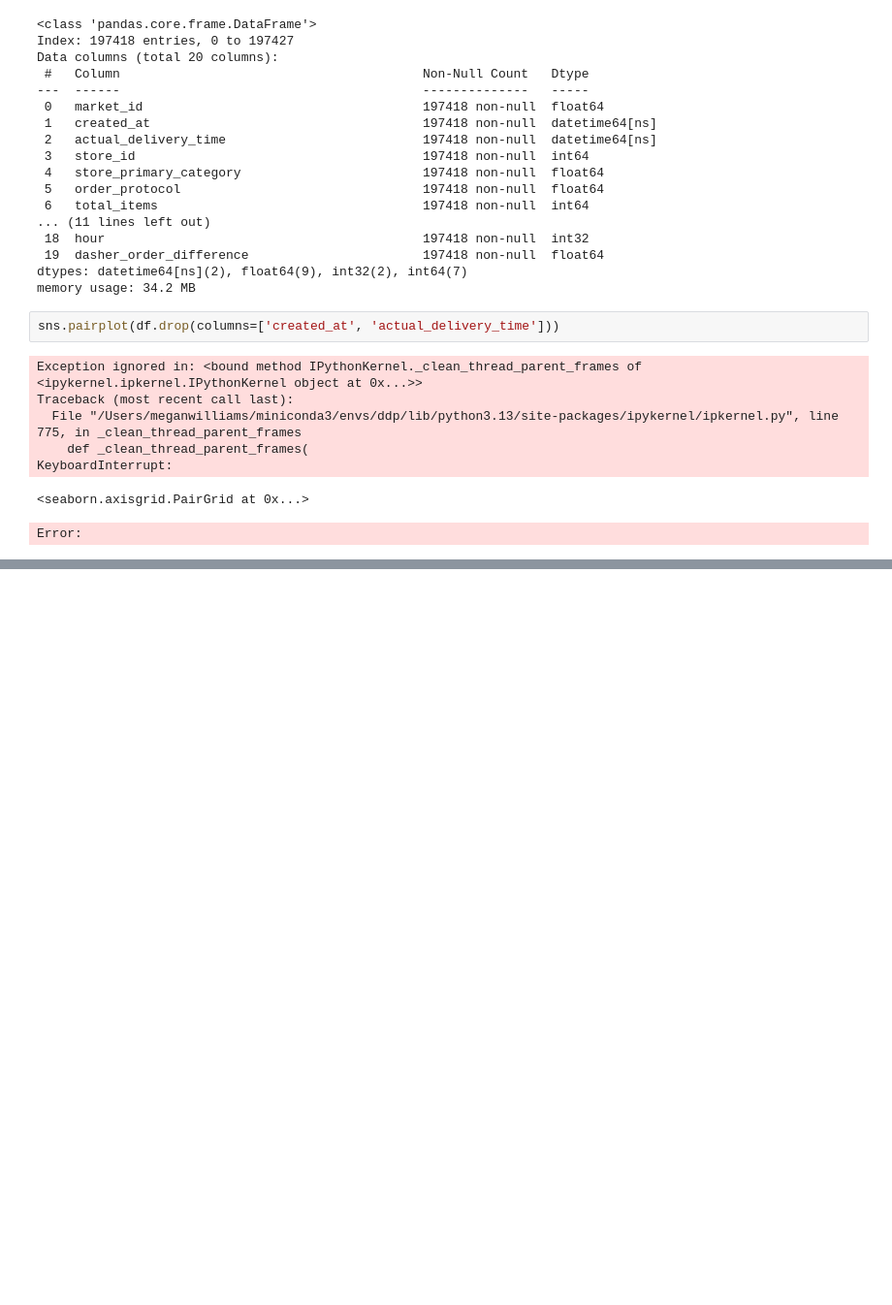
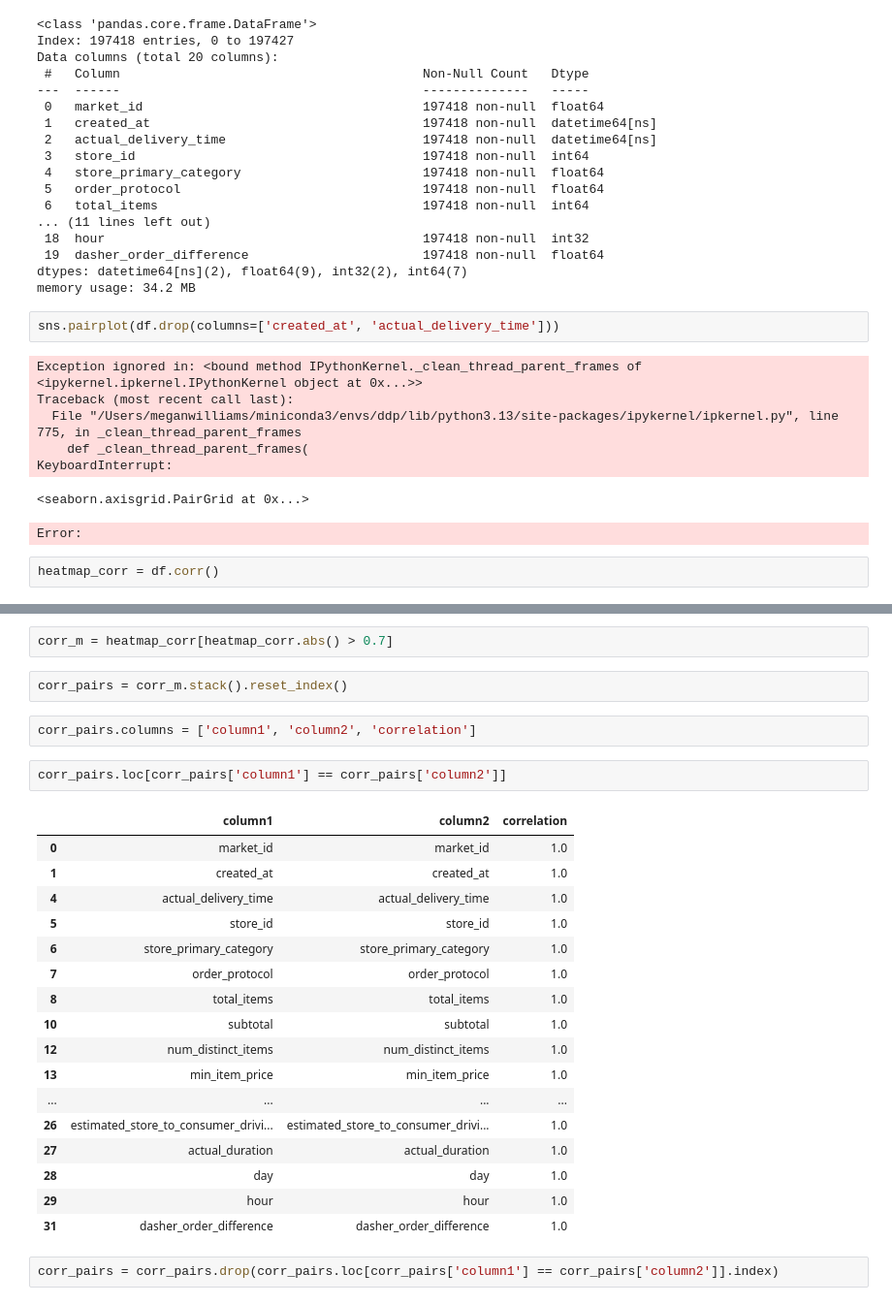
Before and after one commit to meg-williams/Delivery-Duration-Prediction, a Jupyter notebook: delivery_duration.ipynb, the cells around one changed output, grey strips where cells are left out. Shown at 97% size. Saved outputs shown, nothing was run; the diff lists cells and outputs as text; blank space fills up the shorter version.

Commit message:
heatmap and dropping corrilated columns

```diff
--- a/delivery_duration.ipynb
+++ b/delivery_duration.ipynb
@@ -331,3 +331,5 @@ Traceback (most recent call last):
 KeyboardInterrupt:
 <seaborn.axisgrid.PairGrid at 0x...>
 Error:
+# %%
+heatmap_corr = df.corr()
@@ -333,0 +368,28 @@ Error:
+# %%
+corr_m = heatmap_corr[heatmap_corr.abs() > 0.7]
+# %%
+corr_pairs = corr_m.stack().reset_index()
+# %%
+corr_pairs.columns = ['column1', 'column2', 'correlation']
+# %%
+corr_pairs.loc[corr_pairs['column1'] == corr_pairs['column2']]
+# %% [output]
+|  | column1 | column2 | correlation |
+| 0 | market_id | market_id | 1.0 |
+| 1 | created_at | created_at | 1.0 |
+| 4 | actual_delivery_time | actual_delivery_time | 1.0 |
+| 5 | store_id | store_id | 1.0 |
+| 6 | store_primary_category | store_primary_category | 1.0 |
+| 7 | order_protocol | order_protocol | 1.0 |
+| 8 | total_items | total_items | 1.0 |
+| 10 | subtotal | subtotal | 1.0 |
+| 12 | num_distinct_items | num_distinct_items | 1.0 |
+| 13 | min_item_price | min_item_price | 1.0 |
+| ... | ... | ... | ... |
+| 26 | estimated_store_to_consumer_drivi... | estimated_store_to_consumer_drivi... | 1.0 |
+| 27 | actual_duration | actual_duration | 1.0 |
+| 28 | day | day | 1.0 |
+| 29 | hour | hour | 1.0 |
+| 31 | dasher_order_difference | dasher_order_difference | 1.0 |
+# %%
+corr_pairs = corr_pairs.drop(corr_pairs.loc[corr_pairs['column1'] == corr_pairs['column2']].index)
```
Also changed, not shown: parts of 6 cells of this notebook.
